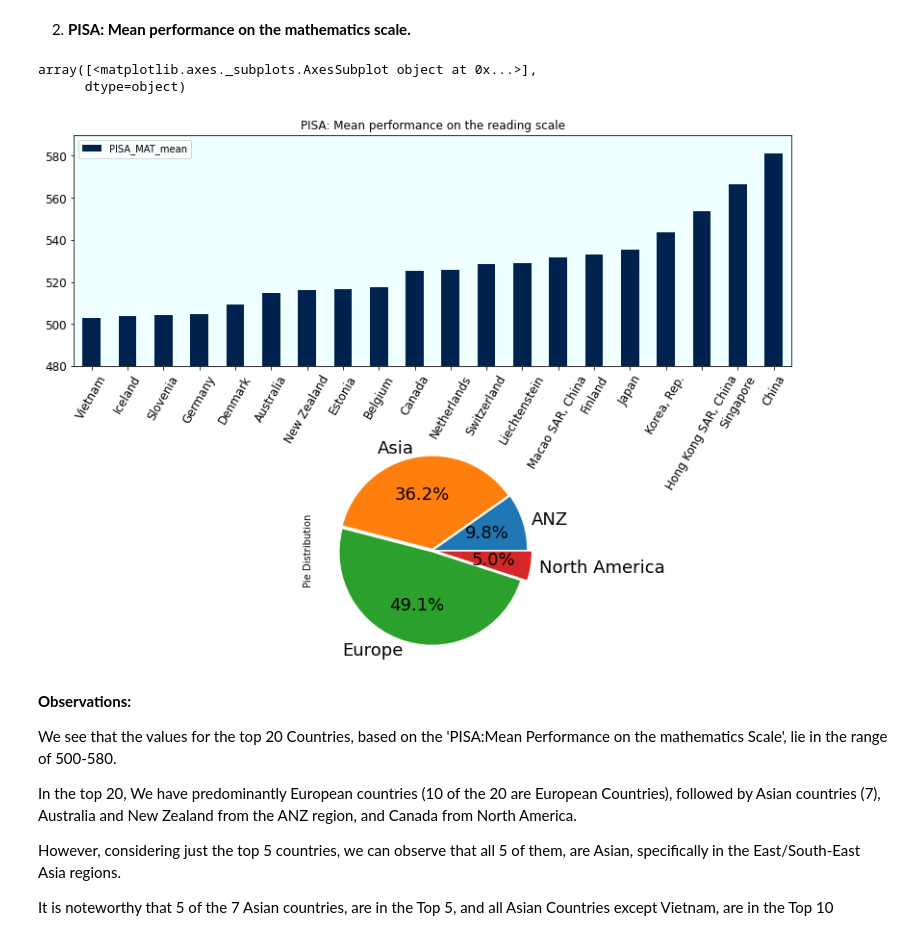
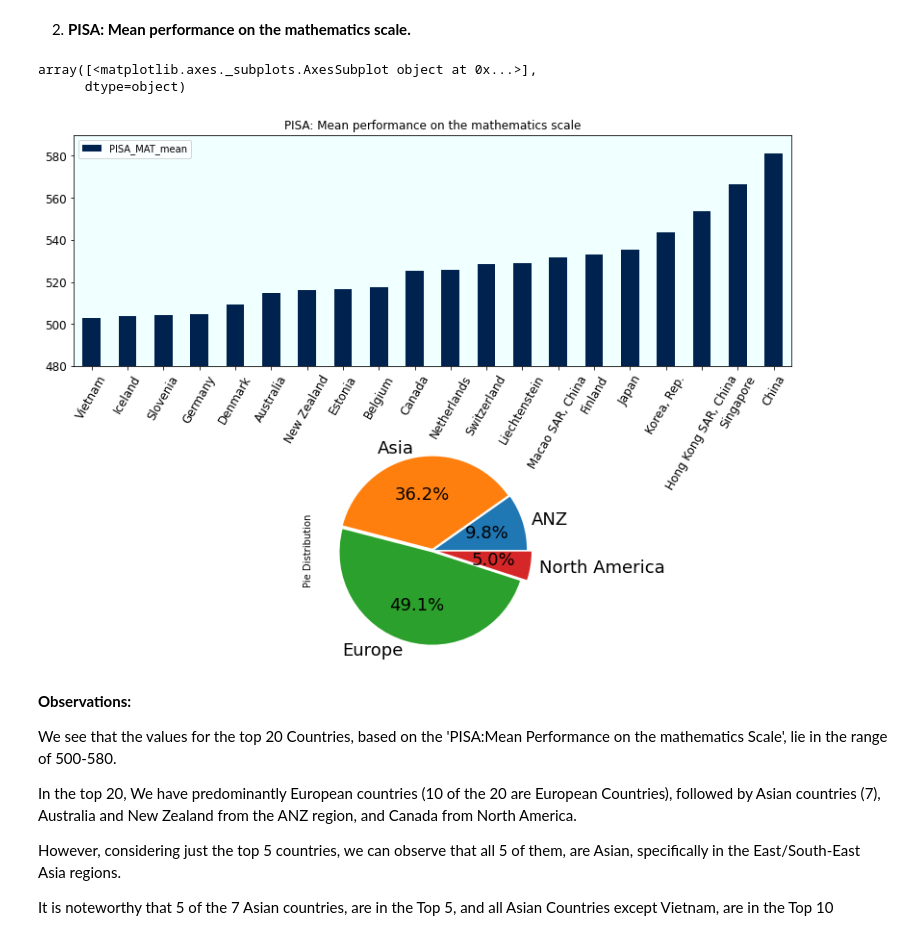
Before and after one commit to Keshav1506/World-Bank-Global-Education-Analysis, a Jupyter notebook: WorldBankEDA.ipynb, the cells around one changed output. Drawn from its saved outputs; the diff is of its cells as text; code cells hidden in the pictures.

```diff
--- a/WorldBankEDA.ipynb
+++ b/WorldBankEDA.ipynb
@@ -1035,35 +1035,35 @@ tempdf3 = tempdf3[pd.notnull(tempdf3['PISA_MAT_mean'])]
 #taking just the country name and 'PISA_REA_mean'
 PISA_MAT_pie = tempdf3[['Country Name', 'PISA_MAT_mean']]
 
 #creating a new dataframe for piechart, with top 20 values for 'PISA_MAT_mean'
 PISA_MAT_pie = PISA_MAT_pie.sort_values(by="PISA_MAT_mean")[-20:]
 
 #setting 'Country Name' as index (for barplot)
 PISA_MAT=PISA_MAT_pie.set_index('Country Name')
 
 #sorting and getting top 20 values
 PISA_MAT = PISA_MAT.sort_values(by="PISA_MAT_mean")[-20:]
 
 #creating figure and axes objects for bargraph,
 figure, axes = plt.subplots(nrows = 2, ncols = 1)
 figure.tight_layout()
 
 #plotting bargraph
 PISA_MAT.plot(kind='bar', figsize = (12,9), ylim = (480, 590), xlabel = "Countries",
-                    title = Title8, rot = 60, colormap = "cividis", legend = True,
+                    title = Title9, rot = 60, colormap = "cividis", legend = True,
                     fontsize = 12, ax = axes[0]).patch.set_facecolor('#f0ffff')
 
 #populating 'Continent' column with continents for each country
 PISA_MAT_pie['Continent']=PISA_MAT_pie['Country Name'].map(contdict)
 
 #grouping by continents, and plotting pie chart
 PISA_MAT_pie.groupby(['Continent']).sum().plot(kind='pie', ylabel = "Pie Distribution", explode = [0.02,0.02,0.02,0.07],
                                                subplots=True,figsize=(12,9),autopct='%1.1f%%',textprops={'fontsize': 18},
                                                ax = axes[1], legend=False)
 # %% [output]
 array([<matplotlib.axes._subplots.AxesSubplot object at 0x...>],
       dtype=object)
-[figure, old version]
+[figure, new version]
 # %% [markdown]
 **Observations:**
 
```
Also changed, not shown: parts of 1 cell of this notebook.
